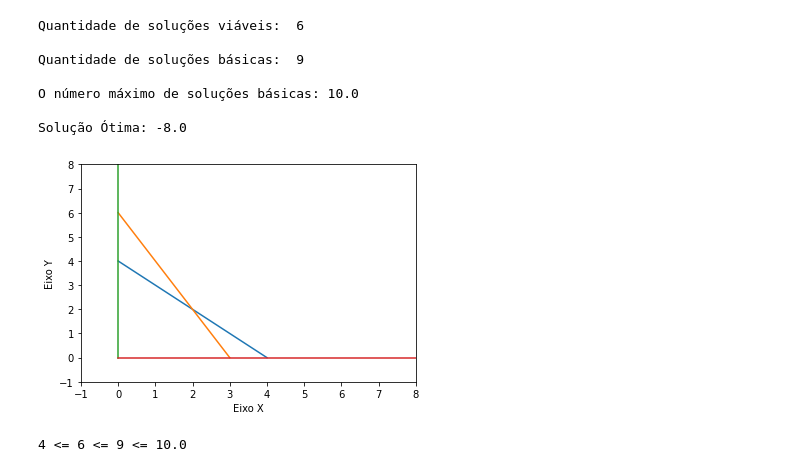
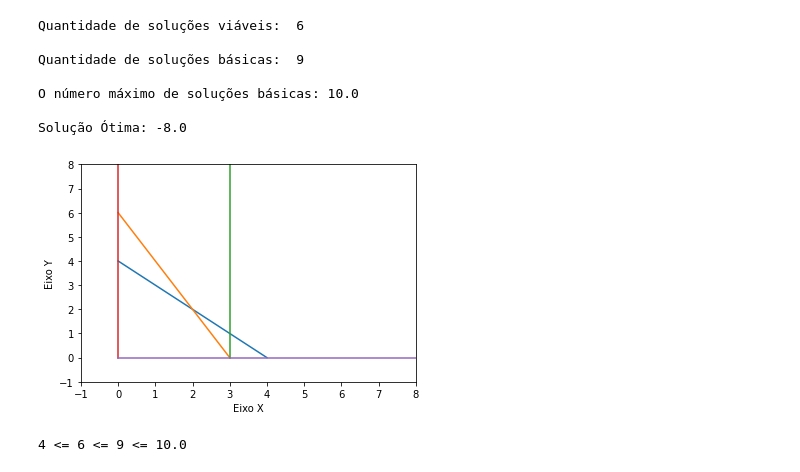
Before and after one commit to myllah/UFG-Sistemas-de-Informacao, a Jupyter notebook: pesquisa-operacional-2020.2/desigualdades.ipynb, the cells around one changed output. Cells and saved outputs as stored; diff of their text form; code cells hidden in the pictures.

```diff
--- a/pesquisa-operacional-2020.2/desigualdades.ipynb
+++ b/pesquisa-operacional-2020.2/desigualdades.ipynb
@@ -355,17 +355,18 @@ Solução Ótima: -8.0
 # %%
 plt.plot([0, 4], [4, 0]) # x1 + x2 + x3 = 4
 plt.plot([0, 3], [6, 0]) # 2x1 + x2 + x4 = 6
+plt.plot([3, 3], [8, 0]) # x1 + x5 = 3
 plt.plot([0, 0], [0, 8]) # x2 >= 0
 plt.plot([0, 8], [0, 0]) # x1 >= 0
 
 plt.xlabel('Eixo X')
 plt.ylabel('Eixo Y')
 
 plt.axis([-1, 8, -1, 8]) # [xmin, xmax, ymin, ymax]
 
 plt.show()
 # %% [output]
-[figure, old version]
+[figure, new version]
 # %%
 qtd_pontos_extremos = 4
 
```
Also changed, not shown: parts of 1 cell of this notebook, 2 other files.
